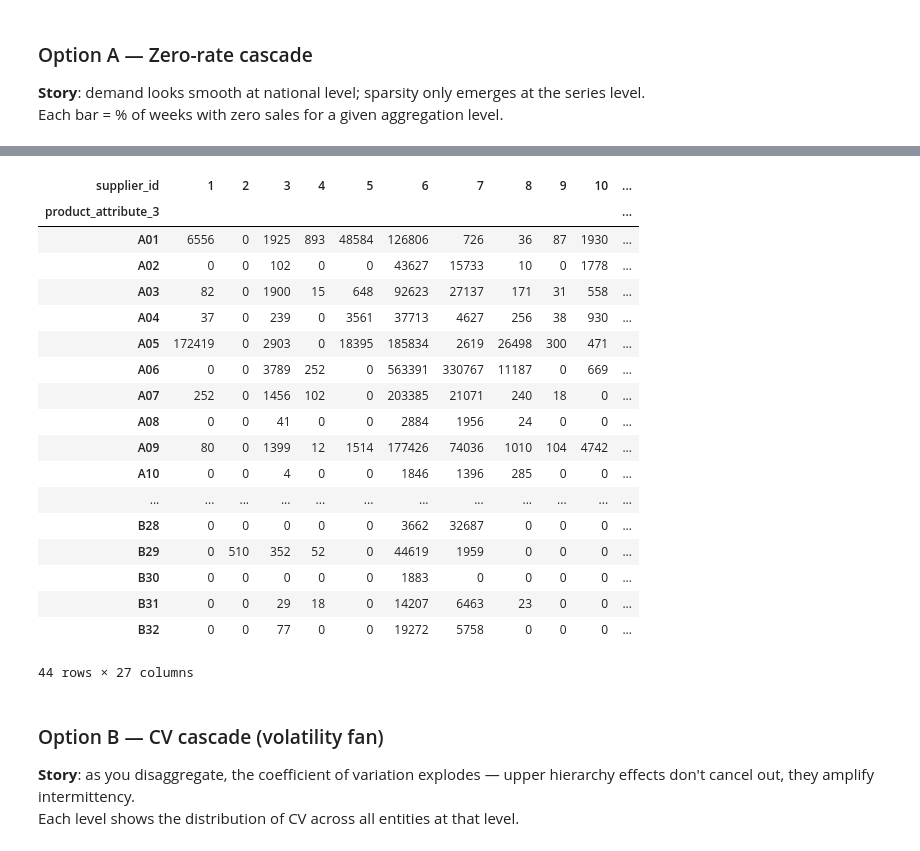
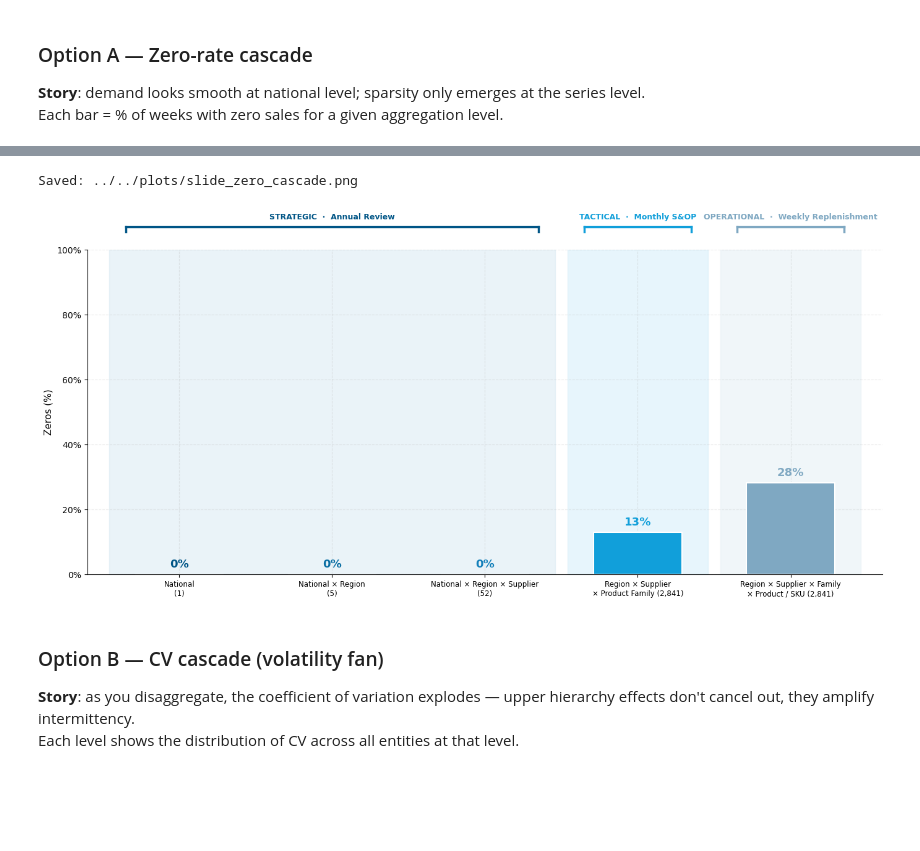
Before and after one commit to eduardozanutti/iqvia-forecast-datascience-case, a Jupyter notebook: notebooks/experiements/storytelling_visuals.ipynb, the cells around one changed output, grey strips where cells are left out. Drawn from its saved outputs; the diff is of its cells as text; code cells hidden in the pictures; blank space fills up the shorter version.

```diff
--- a/notebooks/experiements/storytelling_visuals.ipynb
+++ b/notebooks/experiements/storytelling_visuals.ipynb
@@ -364,10 +366,9 @@ _feat = (
     .first()
 )
 
-_df = df_base.merge(_feat, on="unique_id", how="left").merge(_dm, on="unique_id", how="left")
+_df = df_base.merge(_feat, on=["unique_id",'region_id','supplier_id',"product_attribute_1", "product_attribute_3"], how="left").merge(_dm, on="unique_id", how="left")
 
 # ── Derived date columns expected by all plot functions ───────────────────────
-_df["week_date"]  = pd.to_datetime(_df["ds"])
 _df["month_date"] = _df["week_date"].dt.to_period("M").dt.to_timestamp()
 _df["year"]       = _df["week_date"].dt.year
 
@@ -422,25 +390,3 @@ df_att3[df_att3['y']>0]
-# %%
-df_att3.reset_index(drop=True).pivot_table(index='product_attribute_3', columns='supplier_id', values='y', aggfunc='sum')
-# %% [output]
-| supplier_id | 1 | 2 | 3 | 4 | 5 | 6 | 7 | 8 | 9 | 10 | ... |
-| product_attribute_3 |  |  |  |  |  |  |  |  |  |  | ... |
-| A01 | 6556 | 0 | 1925 | 893 | 48584 | 126806 | 726 | 36 | 87 | 1930 | ... |
-| A02 | 0 | 0 | 102 | 0 | 0 | 43627 | 15733 | 10 | 0 | 1778 | ... |
-| A03 | 82 | 0 | 1900 | 15 | 648 | 92623 | 27137 | 171 | 31 | 558 | ... |
-| A04 | 37 | 0 | 239 | 0 | 3561 | 37713 | 4627 | 256 | 38 | 930 | ... |
-| A05 | 172419 | 0 | 2903 | 0 | 18395 | 185834 | 2619 | 26498 | 300 | 471 | ... |
-| A06 | 0 | 0 | 3789 | 252 | 0 | 563391 | 330767 | 11187 | 0 | 669 | ... |
-| A07 | 252 | 0 | 1456 | 102 | 0 | 203385 | 21071 | 240 | 18 | 0 | ... |
-| A08 | 0 | 0 | 41 | 0 | 0 | 2884 | 1956 | 24 | 0 | 0 | ... |
-| A09 | 80 | 0 | 1399 | 12 | 1514 | 177426 | 74036 | 1010 | 104 | 4742 | ... |
-| A10 | 0 | 0 | 4 | 0 | 0 | 1846 | 1396 | 285 | 0 | 0 | ... |
-| ... | ... | ... | ... | ... | ... | ... | ... | ... | ... | ... | ... |
-| B28 | 0 | 0 | 0 | 0 | 0 | 3662 | 32687 | 0 | 0 | 0 | ... |
-| B29 | 0 | 510 | 352 | 52 | 0 | 44619 | 1959 | 0 | 0 | 0 | ... |
-| B30 | 0 | 0 | 0 | 0 | 0 | 1883 | 0 | 0 | 0 | 0 | ... |
-| B31 | 0 | 0 | 29 | 18 | 0 | 14207 | 6463 | 23 | 0 | 0 | ... |
-| B32 | 0 | 0 | 77 | 0 | 0 | 19272 | 5758 | 0 | 0 | 0 | ... |
-44 rows × 27 columns
 # %%
 def plot_zero_cascade(df, save_path=None):
     """
@@ -455,7 +401,7 @@ def plot_zero_cascade(df, save_path=None):
     # ── Series counts ─────────────────────────────────────────────────────────
     n_region   = int(df['region_id'].nunique())
     n_sup_reg  = int(df.groupby(['region_id', 'supplier_id']).ngroups)
-    n_tactical = int(df.groupby(['region_id', 'supplier_id', 'product_attribute_3']).ngroups)
+    n_tactical = int(df.groupby(['region_id', 'supplier_id', 'product_id']).ngroups)
     n_sku      = int(df['unique_id'].nunique())
 
     # ── Levels ────────────────────────────────────────────────────────────────
@@ -470,7 +416,7 @@ def plot_zero_cascade(df, save_path=None):
          df.groupby(['year', 'region_id', 'supplier_id'])['y'].sum(),
          'strategic'),
         (f'Region × Supplier\n× Product Family ({n_tactical:,})',
-         df.groupby(['month_date', 'region_id', 'supplier_id', 'product_attribute_3'])['y'].sum(),
+         df.groupby(['month_date', 'region_id', 'supplier_id', 'product_id'])['y'].sum(),
          'tactical'),
         (f'Region × Supplier × Family\n× Product / SKU ({n_sku:,})',
          df.groupby(['ds', 'unique_id'])['y'].sum(),
@@ -544,30 +490,33 @@ def plot_zero_cascade(df, save_path=None):
 
         ax.plot([x0, x1], [bracket_y, bracket_y],
                 color=style['anchor'], linewidth=2.5,
                 transform=ax.get_xaxis_transform(), clip_on=False)
         for xc in [x0, x1]:
             ax.plot([xc, xc], [bracket_y - 0.014, bracket_y],
                     color=style['anchor'], linewidth=2.5,
                     transform=ax.get_xaxis_transform(), clip_on=False)
         ax.text(xmid, bracket_y + 0.018,
                 f'{style["label"]}  ·  {style["freq"]}',
                 ha='center', va='bottom', fontsize=9,
                 fontweight='bold', color=style['anchor'],
                 transform=ax.get_xaxis_transform(), clip_on=False)
 
     # Axes
     ax.set_xticks(positions)
     ax.set_xticklabels([z[0] for z in zero_rates], fontsize=8.5)
     ax.set_ylim(0, 1.0)
     ax.yaxis.set_major_formatter(plt.FuncFormatter(lambda v, _: f'{v:.0%}'))
     ax.set_ylabel('Zeros (%)', fontsize=11)
     ax.set_xlim(-0.6, len(zero_rates) - 0.4)
 
     plt.tight_layout()
     if save_path:
         plt.savefig(save_path, dpi=150, bbox_inches='tight', facecolor='white')
         print(f'Saved: {save_path}')
     plt.show()
 
 
 plot_zero_cascade(_df, save_path='../../plots/slide_zero_cascade.png')
+# %% [output]
+Saved: ../../plots/slide_zero_cascade.png
+[figure, added]
```
Also changed, not shown: parts of 24 cells of this notebook, 29 other files.
